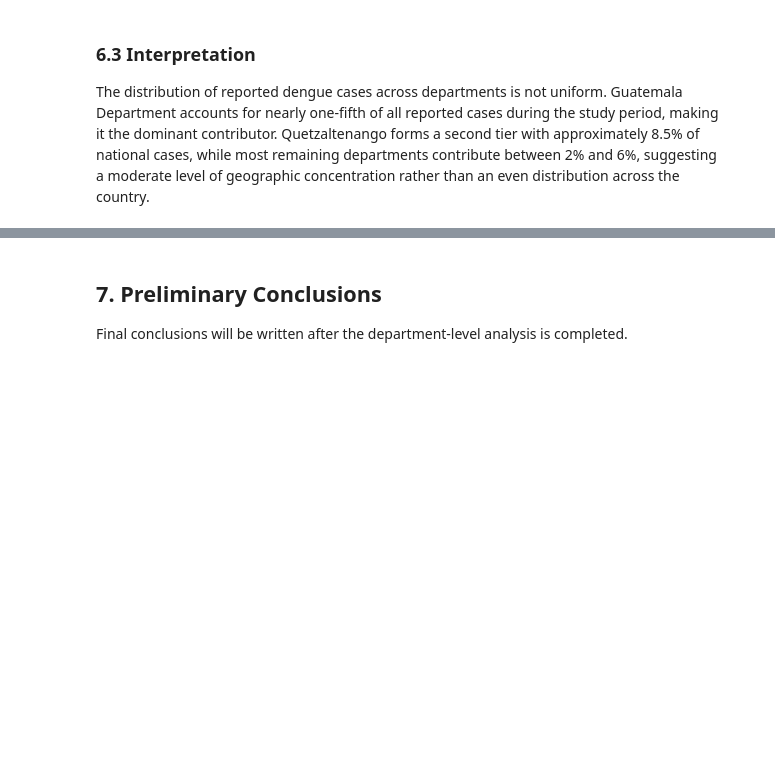
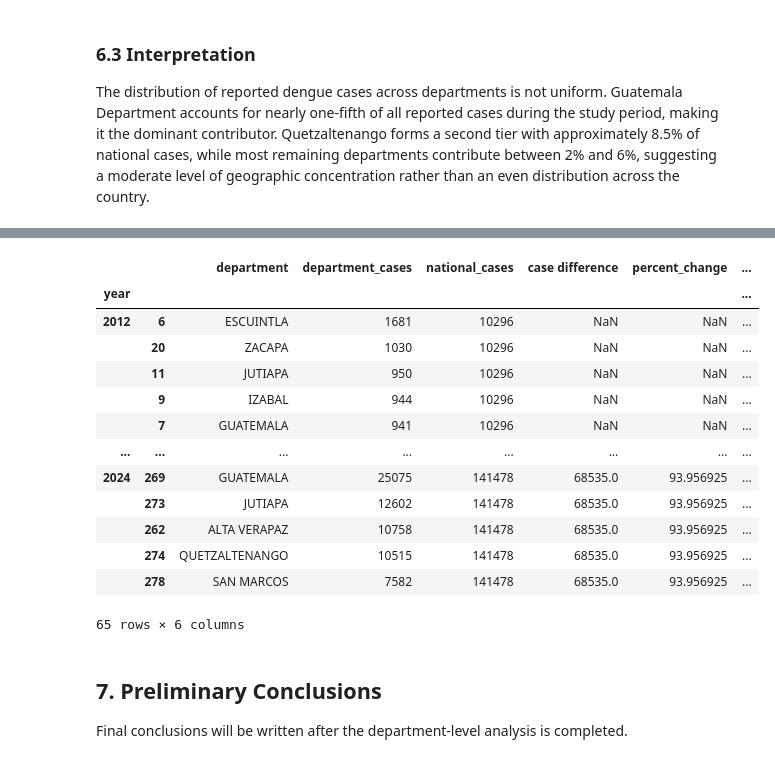
Before and after one commit to medranow/data-analyst-portfolio, a Jupyter notebook: guatemala-dengue-analysis/notebooks/01_dengue_surveillance_analysis_portfolio.ipynb, the cells around one changed output, grey strips where cells are left out. Saved outputs shown, nothing was run; the diff lists cells and outputs as text; code cells hidden in the pictures; blank space fills up the shorter version.

```diff
--- a/guatemala-dengue-analysis/notebooks/01_dengue_surveillance_analysis_portfolio.ipynb
+++ b/guatemala-dengue-analysis/notebooks/01_dengue_surveillance_analysis_portfolio.ipynb
@@ -663,0 +619,7 @@ year_municipality[
+# %%
+year_cumulative_department = (
+    year_municipality
+    .groupby(["year", "department"])
+    .agg(total_cases=("total_cases", "sum"))
+    .reset_index()
+)
@@ -664,3 +645,47 @@ year_municipality[
+# %%
+year_cumulative_department = year_cumulative_department.rename(
+    columns={"total_cases": "department_cases"}
+)
+
+year_totals = year_totals.rename(
+    columns={"total_cases": "national_cases"}
+)
+# %%
+department_year_share = year_cumulative_department.merge(
+    year_totals,
+    on="year",
+    how="left"
+)
+
+# Calculate the percentage of each department's cases relative to the national total for that year
+department_year_share["percentage_national_cases"] = (
+    department_year_share["department_cases"]
+    / department_year_share["national_cases"]
+    * 100
+)
+
+# Group the department by year and save it in a new variable
+department_grouped_year = department_year_share.groupby('year')
+
+# Get the top 5 departments for each year based on the percentage of national cases
+top5_departments_year = department_grouped_year.apply(
+    lambda group: group.sort_values('percentage_national_cases', ascending=False).head(5)
+)
+# %% [output]
+|  |  | department | department_cases | national_cases | case difference | percent_change | ... |
+| year |  |  |  |  |  |  | ... |
+| 2012 | 6 | ESCUINTLA | 1681 | 10296 | NaN | NaN | ... |
+|  | 20 | ZACAPA | 1030 | 10296 | NaN | NaN | ... |
+|  | 11 | JUTIAPA | 950 | 10296 | NaN | NaN | ... |
+|  | 9 | IZABAL | 944 | 10296 | NaN | NaN | ... |
+|  | 7 | GUATEMALA | 941 | 10296 | NaN | NaN | ... |
+| ... | ... | ... | ... | ... | ... | ... | ... |
+| 2024 | 269 | GUATEMALA | 25075 | 141478 | 68535.0 | 93.956925 | ... |
+|  | 273 | JUTIAPA | 12602 | 141478 | 68535.0 | 93.956925 | ... |
+|  | 262 | ALTA VERAPAZ | 10758 | 141478 | 68535.0 | 93.956925 | ... |
+|  | 274 | QUETZALTENANGO | 10515 | 141478 | 68535.0 | 93.956925 | ... |
+|  | 278 | SAN MARCOS | 7582 | 141478 | 68535.0 | 93.956925 | ... |
+65 rows × 6 columns
 # %% [markdown]
 ## 7. Preliminary Conclusions
 
```
Also changed, not shown: parts of 7 cells of this notebook, 1 other file.
